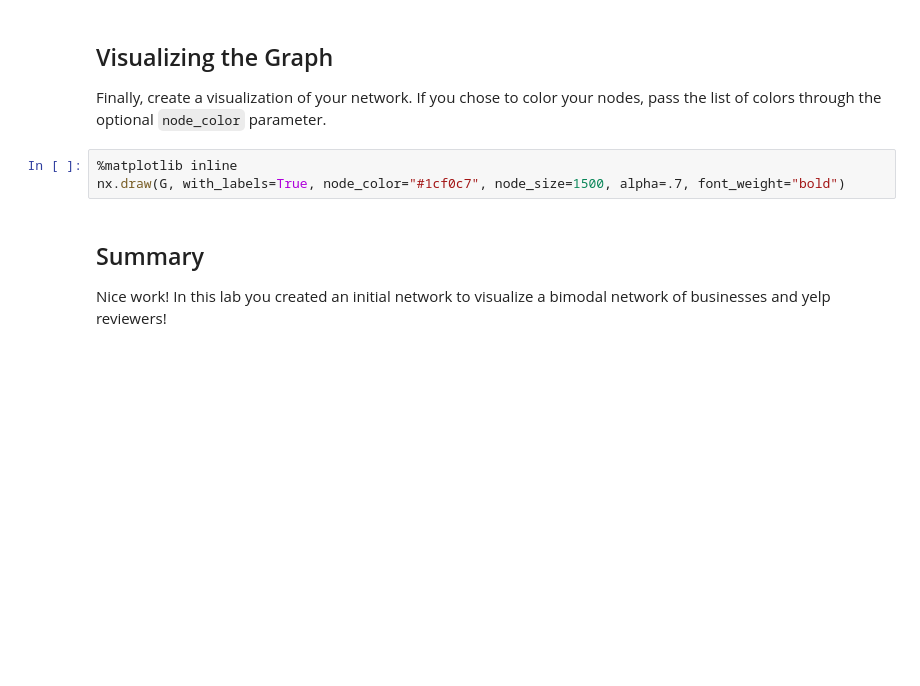
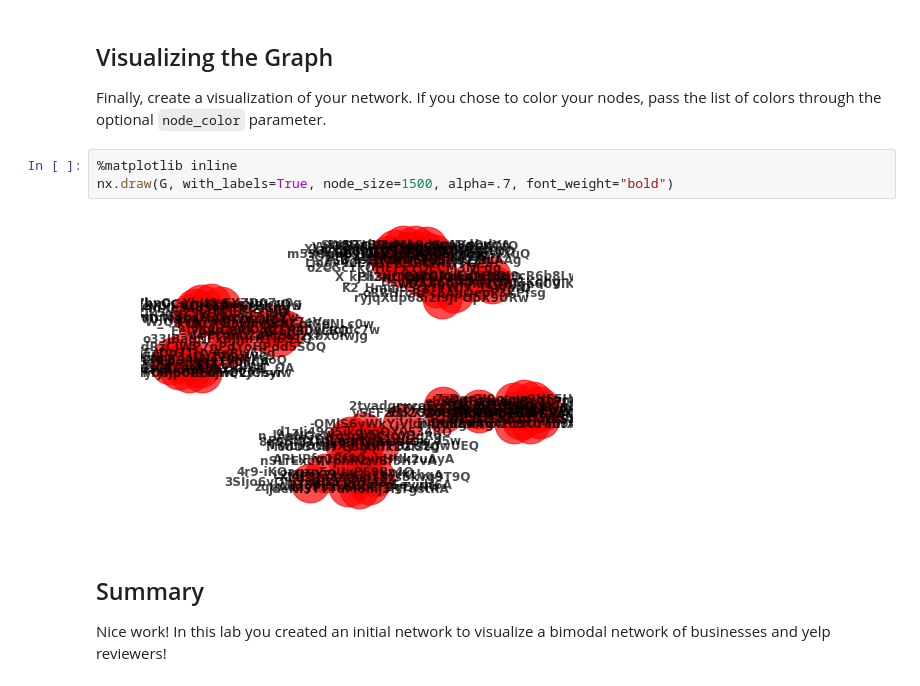
Before and after one commit to fleralle/dsc-networkX-intro-lab-houston-ds-042219, a Jupyter notebook: index.ipynb, the cells around one changed output. Drawn from its saved outputs; the diff is of its cells as text; blank space fills up the shorter version.

```diff
--- a/index.ipynb
+++ b/index.ipynb
@@ -63,7 +63,9 @@ for review in reviews.iterrows():
 Finally, create a visualization of your network. If you chose to color your nodes, pass the list of colors through the optional `node_color` parameter.
 # %%
 %matplotlib inline
-nx.draw(G, with_labels=True, node_color="#1cf0c7", node_size=1500, alpha=.7, font_weight="bold")
+nx.draw(G, with_labels=True, node_size=1500, alpha=.7, font_weight="bold")
+# %% [output]
+[figure, added]
 # %% [markdown]
 ## Summary
 
```
